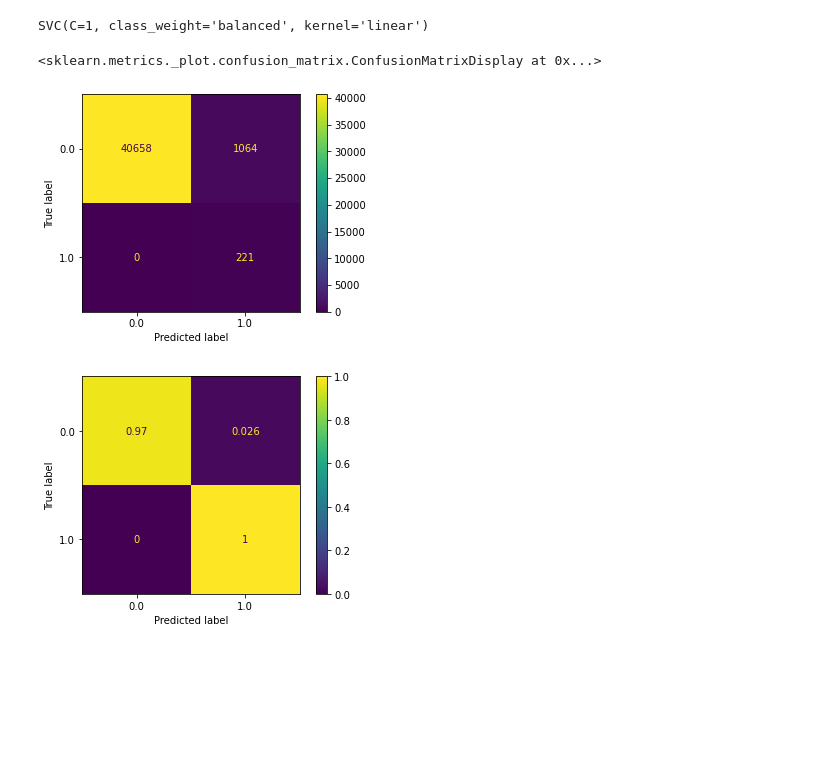
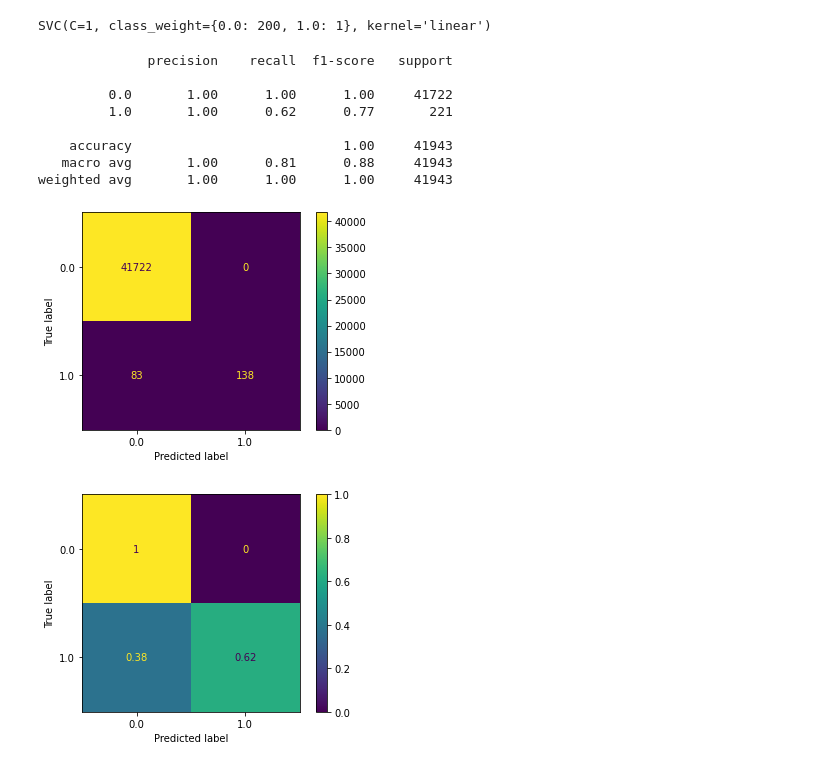
Before and after one commit to BrendanL72/Hospitalization-Risk, a Jupyter notebook: TryingModels.ipynb, the cells around one changed output. Cells and saved outputs as stored; diff of their text form; code cells hidden in the pictures; blank space fills up the shorter version.

Commit message:
Add weights for SVM model

```diff
--- a/TryingModels.ipynb
+++ b/TryingModels.ipynb
@@ -56,14 +54,21 @@ x_train, x_test, y_train, y_test = train_test_split(x, y, test_size=.25, random_
 # %%
+#weights = {1.0: 200, 0.0: 1}
+weights = {1.0: 1, 0.0: 200}
+
 #model = SVC(kernel='poly', C=10, class_weight='balanced')
-#model = SVC(kernel='poly', C=1, class_weight='balanced')
+#model = SVC(kernel='poly', C=1, degree=3, class_weight='balanced')
+#model = SVC(kernel='poly', C=1, degree=3)
+#model = SVC(kernel='poly', C=1, degree=3, class_weight=weights)
 #model = SVC(kernel='linear', C=10, class_weight='balanced')
-model = SVC(kernel='linear', C=1, class_weight='balanced')
+#model = SVC(kernel='linear', C=1, class_weight='balanced')
+model = SVC(kernel='linear', C=1, class_weight=weights)
 #model = SVC(kernel='linear')
 #model = DecisionTreeClassifier(criterion='entropy')
 #model = KNeighborsClassifier(n_neighbors=5)
 #model = BaggingClassifier(base_estimator=SVC(kernel='linear'), n_estimators=10, random_state=15)
 
 model.fit(x_train, y_train)
+#model.fit(pca_train, y_train)
 # %% [output]
-SVC(C=1, class_weight='balanced', kernel='linear')
+SVC(C=1, class_weight={0.0: 200, 1.0: 1}, kernel='linear')
 # %%
@@ -71,13 +78,21 @@ pred_train = model.predict(x_train)
 pred_test = model.predict(x_test)
 # %%
 #Training results
-conf = confusion_matrix(y_true=y_train, y_pred=pred_train)
 plot_confusion_matrix(model, x_train, y_train)
 plot_confusion_matrix(model, x_train, y_train, normalize='true')
+#plot_confusion_matrix(model, pca_train, y_train)
+#plot_confusion_matrix(model, pca_train, y_train, normalize='true')
 print(classification_report(y_train, pred_train))
 # %% [output]
-<sklearn.metrics._plot.confusion_matrix.ConfusionMatrixDisplay at 0x...>
+              precision    recall  f1-score   support
+
+         0.0       1.00      1.00      1.00     41722
+         1.0       1.00      0.62      0.77       221
+
+    accuracy                           1.00     41943
+   macro avg       1.00      0.81      0.88     41943
+weighted avg       1.00      1.00      1.00     41943
-[figure, old version]
+[figure, new version]
-[figure, old version]
+[figure, new version]
 # %%
 #Test results
```
Also changed, not shown: parts of 13 cells of this notebook.
